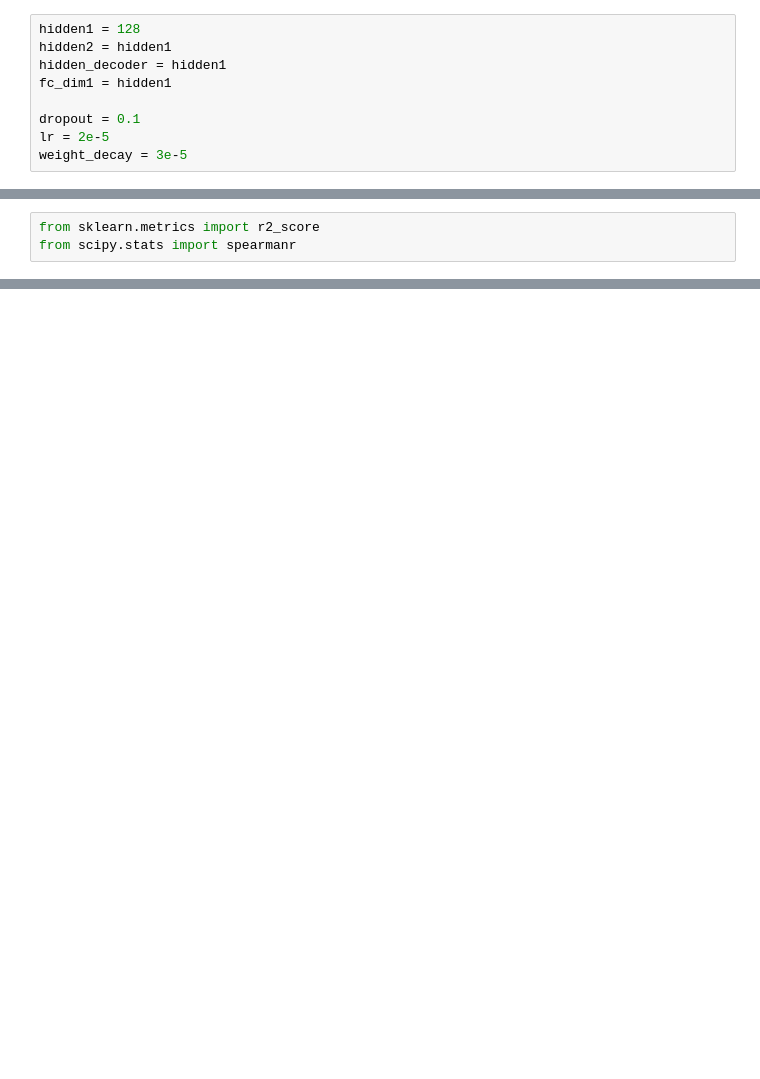
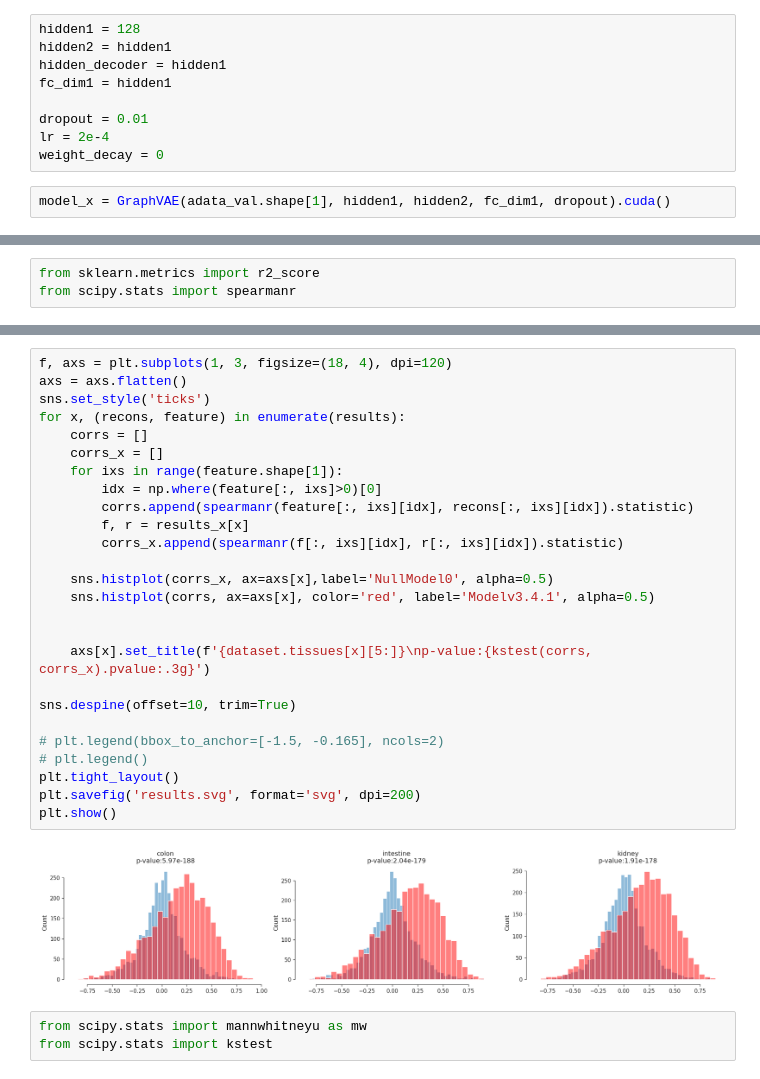
Before and after one commit to Koushul/SPICESS, a Jupyter notebook: notebooks/intro.ipynb, the cells around one changed output, grey strips where cells are left out. Drawn from its saved outputs; the diff is of its cells as text; blank space fills up the shorter version.

```diff
--- a/notebooks/intro.ipynb
+++ b/notebooks/intro.ipynb
@@ -50,9 +161,11 @@ hidden2 = hidden1
 hidden_decoder = hidden1
 fc_dim1 = hidden1
 
-dropout = 0.1
-lr = 2e-5
-weight_decay = 3e-5
+dropout = 0.01
+lr = 2e-4
+weight_decay = 0
+# %%
+model_x = GraphVAE(adata_val.shape[1], hidden1, hidden2, fc_dim1, dropout).cuda()
 # %%
 model = GraphVAE(adata_val.shape[1], hidden1, hidden2, fc_dim1, dropout).cuda()
 optimizer = optim.Adam(model.parameters(), lr=lr, weight_decay=weight_decay)
@@ -135,0 +260,31 @@ plt.show()
+# %%
+f, axs = plt.subplots(1, 3, figsize=(18, 4), dpi=120)
+axs = axs.flatten()
+sns.set_style('ticks')
+for x, (recons, feature) in enumerate(results):
+    corrs = []
+    corrs_x = []
+    for ixs in range(feature.shape[1]):
+        idx = np.where(feature[:, ixs]>0)[0]
+        corrs.append(spearmanr(feature[:, ixs][idx], recons[:, ixs][idx]).statistic)
+        f, r = results_x[x]
+        corrs_x.append(spearmanr(f[:, ixs][idx], r[:, ixs][idx]).statistic)
+
+    sns.histplot(corrs_x, ax=axs[x],label='NullModel0', alpha=0.5)
+    sns.histplot(corrs, ax=axs[x], color='red', label='Modelv3.4.1', alpha=0.5)
+
+
+    axs[x].set_title(f'{dataset.tissues[x][5:]}\np-value:{kstest(corrs, corrs_x).pvalue:.3g}')
+
+sns.despine(offset=10, trim=True)
+
+# plt.legend(bbox_to_anchor=[-1.5, -0.165], ncols=2)
+# plt.legend()
+plt.tight_layout()
+plt.savefig('results.svg', format='svg', dpi=200)
+plt.show()
+# %% [output]
+[figure, added]
+# %%
+from scipy.stats import mannwhitneyu as mw
+from scipy.stats import kstest
```
Also changed, not shown: parts of 18 cells of this notebook, 10 other files.
